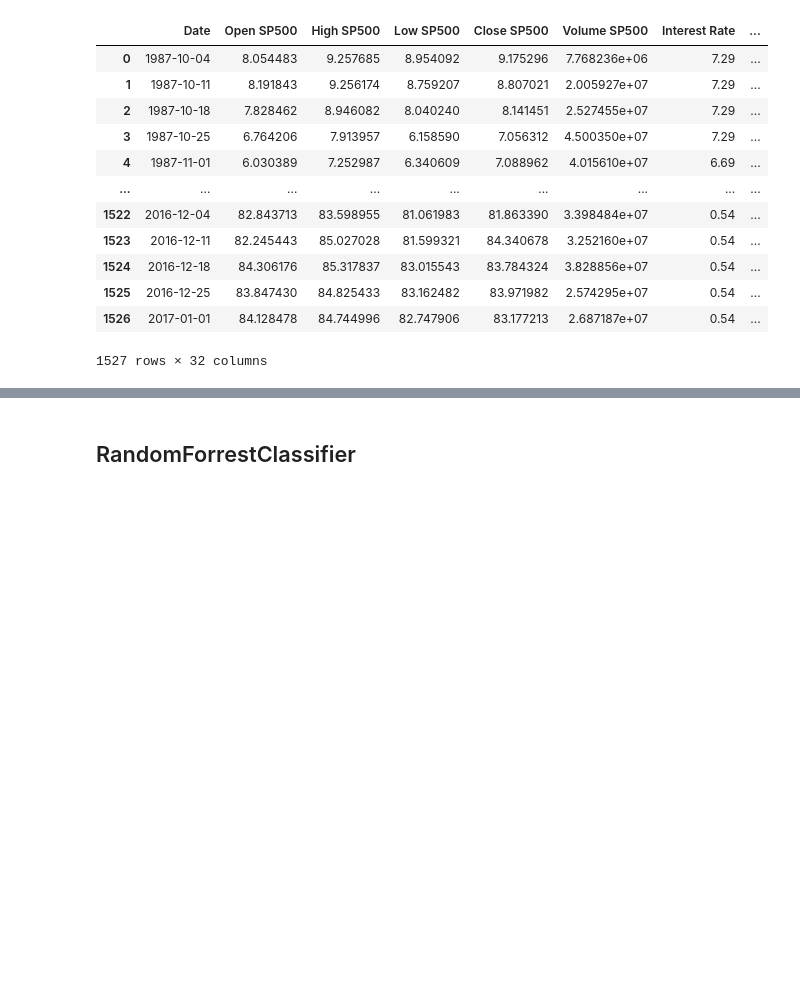
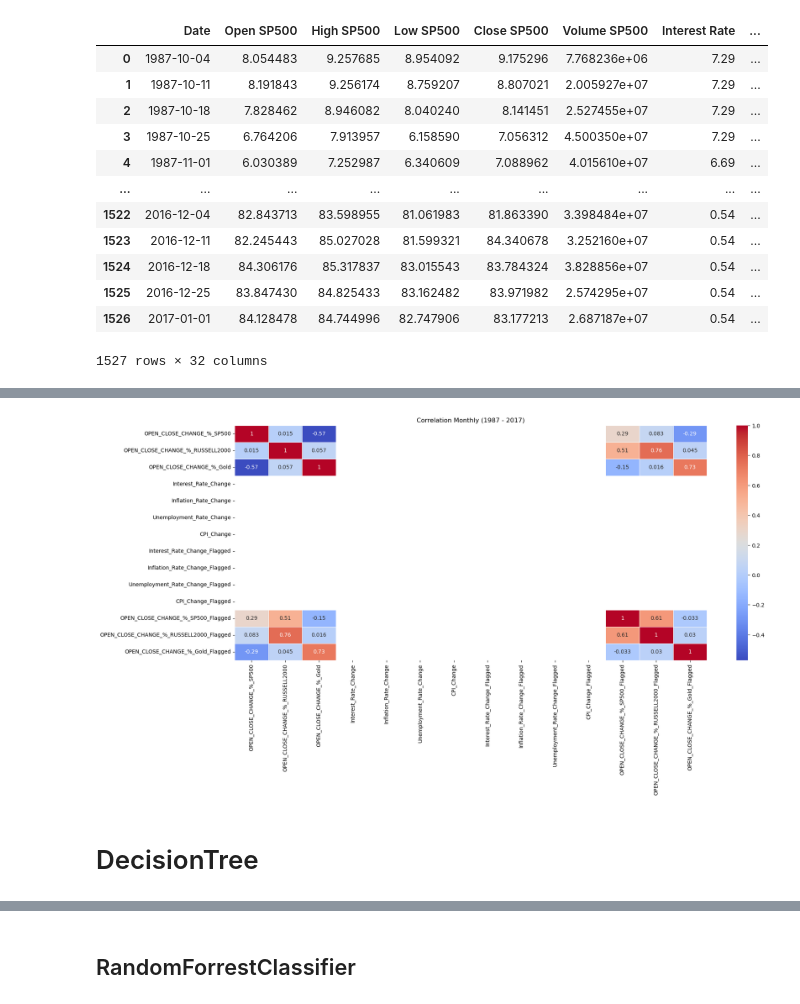
Before and after one commit to badranyoussef/bi-exam-project-stock, a Jupyter notebook: notebooks/resample_of_frequency.ipynb, the cells around one changed output, grey strips where cells are left out. Cells and saved outputs as stored; diff of their text form; code cells hidden in the pictures; blank space fills up the shorter version.

```diff
--- a/notebooks/resample_of_frequency.ipynb
+++ b/notebooks/resample_of_frequency.ipynb
@@ -200,0 +346,10 @@ plt.show()
+# %%
+plt.figure(figsize=(20, 8))
+corrmatt_monthly = new_monhtly.corr()
+sns.heatmap(corrmatt_monthly, annot=True, cmap='coolwarm', linewidths=0.5)
+plt.title('Correlation Monthly (1987 - 2017)')
+plt.show()
+# %% [output]
+[figure, added]
+# %% [markdown]
+# DecisionTree
```
Also changed, not shown: parts of 54 cells of this notebook, 1 other file.
